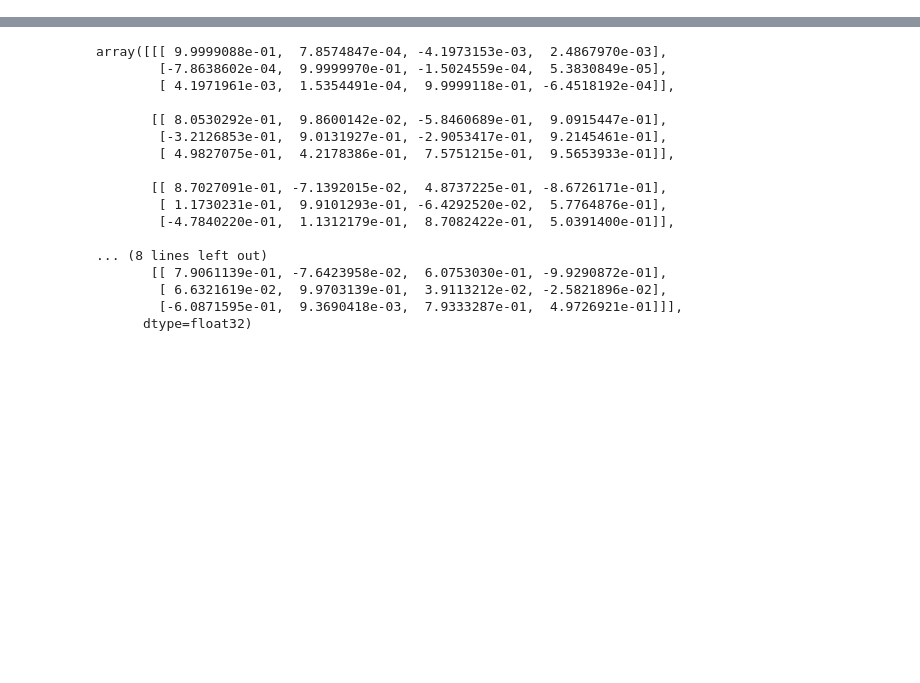
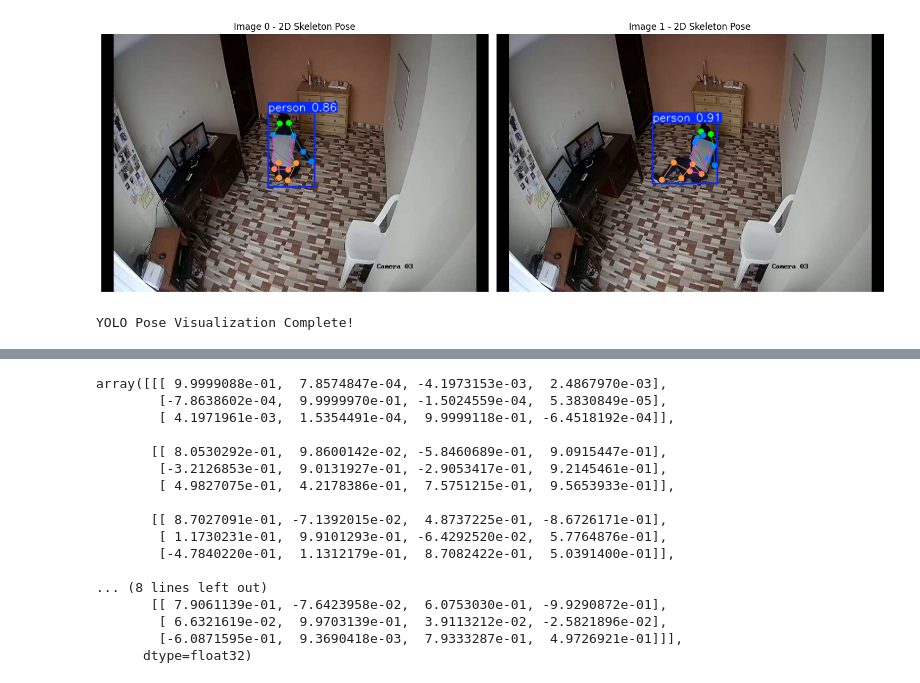
Before and after one commit to pengcanon/Depth-Anything-3, a Jupyter notebook: da3_investigation.ipynb, the cells around one changed output, grey strips where cells are left out. Saved outputs shown, nothing was run; the diff lists cells and outputs as text; code cells hidden in the pictures; blank space fills up the shorter version.

```diff
--- a/da3_investigation.ipynb
+++ b/da3_investigation.ipynb
@@ -194,0 +266,26 @@ images, cams = load_images_from_folder(img_path, cams_data=cams_data, masked=Fal
+# %%
+# Install and load YOLO pose model
+import subprocess
+import sys
+
+try:
+    from ultralytics import YOLO
+except ImportError:
+    print("Installing ultralytics...")
+    subprocess.check_call([sys.executable, "-m", "pip", "install", "ultralytics"])
+    from ultralytics import YOLO
+
+# Load the YOLO pose model
+print("Loading YOLO pose model...")
+yolo_model = YOLO('yolov8m-pose.pt')  # medium model
+print("YOLO Model loaded!")
+
+# Run inference on the loaded images
+image_paths = list(images.keys())
+print(f"\nRunning YOLO pose estimation on {len(image_paths)} images...")
+results = yolo_model(image_paths, verbose=False)
+
+print(f"\nExtracted poses from {len(results)} images:")
+for i, result in enumerate(results):
+    num_people = len(result.keypoints.xy) if result.keypoints is not None else 0
+    print(f"  Image {i}: {num_people} person/people detected")
@@ -194,0 +301,21 @@ images, cams = load_images_from_folder(img_path, cams_data=cams_data, masked=Fal
+# %%
+# Visualize YOLO pose predictions with skeleton overlay
+fig, axes = plt.subplots(1, len(results), figsize=(15, 7))
+if len(results) == 1:
+    axes = [axes]
+
+for idx, (result, ax) in enumerate(zip(results, axes)):
+    # Get the annotated frame with poses drawn
+    annotated_frame = result.plot()
+
+    # Display the annotated image
+    ax.imshow(annotated_frame[..., ::-1])  # Convert BGR to RGB
+    ax.set_title(f"Image {idx} - 2D Skeleton Pose")
+    ax.axis('off')
+
+plt.tight_layout()
+plt.show()
+print("YOLO Pose Visualization Complete!")
+# %% [output]
+[figure, added]
+YOLO Pose Visualization Complete!
```
Also changed, not shown: parts of 9 cells of this notebook.
